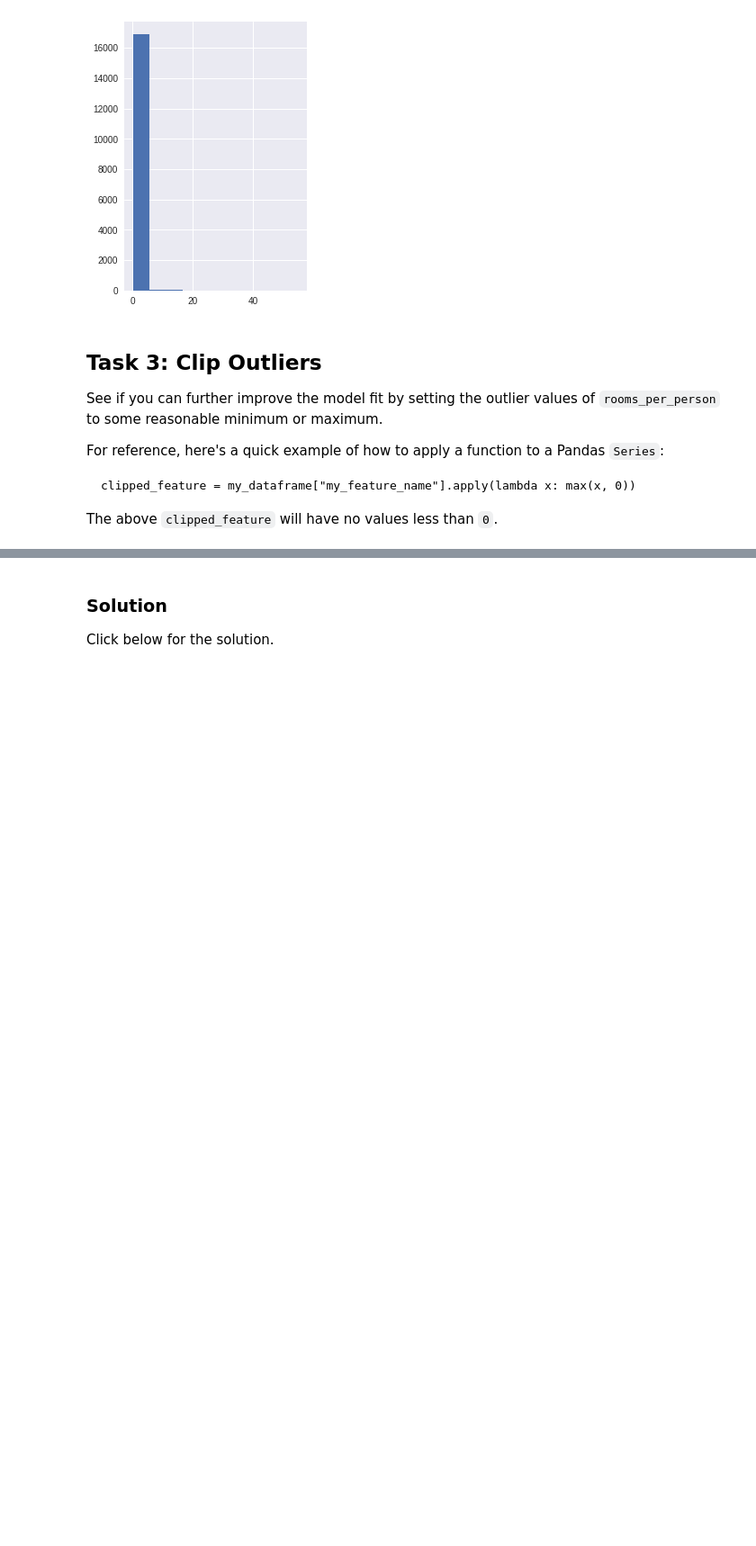
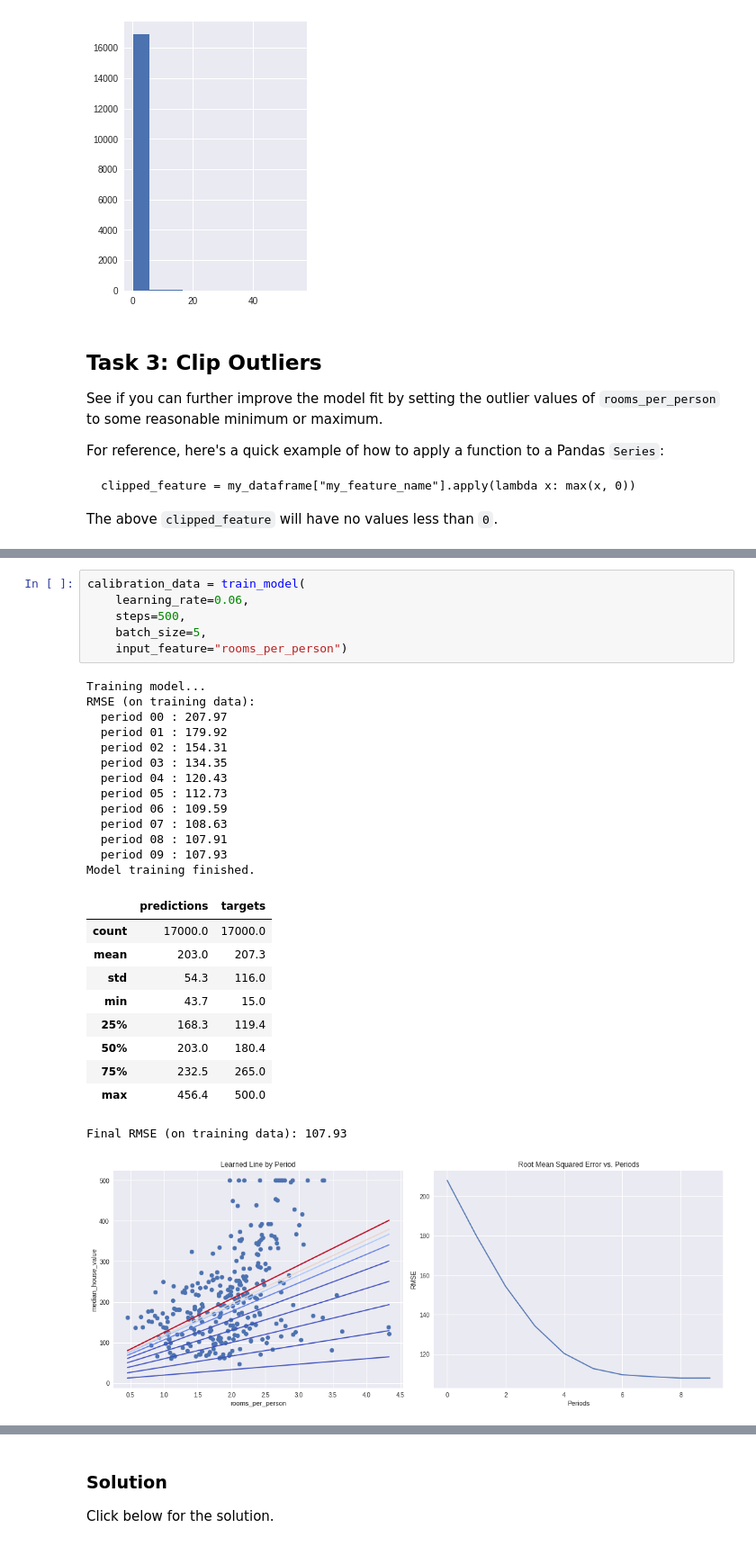
Before and after one commit to sarfrazahmed/ML_Google, a Jupyter notebook: synthetic_features_and_outliers.ipynb, the cells around one changed output, grey strips where cells are left out. Shown: that part at 90% size. Drawn from its saved outputs; the diff is of its cells as text; blank space fills up the shorter version.

Commit message:
Treated outliers and build model

```diff
--- a/synthetic_features_and_outliers.ipynb
+++ b/synthetic_features_and_outliers.ipynb
@@ -332,0 +337,31 @@ The above `clipped_feature` will have no values less than `0`.
+# %%
+calibration_data = train_model(
+    learning_rate=0.06,
+    steps=500,
+    batch_size=5,
+    input_feature="rooms_per_person")
+# %% [output]
+Training model...
+RMSE (on training data):
+  period 00 : 207.97
+  period 01 : 179.92
+  period 02 : 154.31
+  period 03 : 134.35
+  period 04 : 120.43
+  period 05 : 112.73
+  period 06 : 109.59
+  period 07 : 108.63
+  period 08 : 107.91
+  period 09 : 107.93
+Model training finished.
+|  | predictions | targets |
+| count | 17000.0 | 17000.0 |
+| mean | 203.0 | 207.3 |
+| std | 54.3 | 116.0 |
+| min | 43.7 | 15.0 |
+| 25% | 168.3 | 119.4 |
+| 50% | 203.0 | 180.4 |
+| 75% | 232.5 | 265.0 |
+| max | 456.4 | 500.0 |
+Final RMSE (on training data): 107.93
+[figure, added]
```
Also changed, not shown: parts of 11 cells of this notebook.
